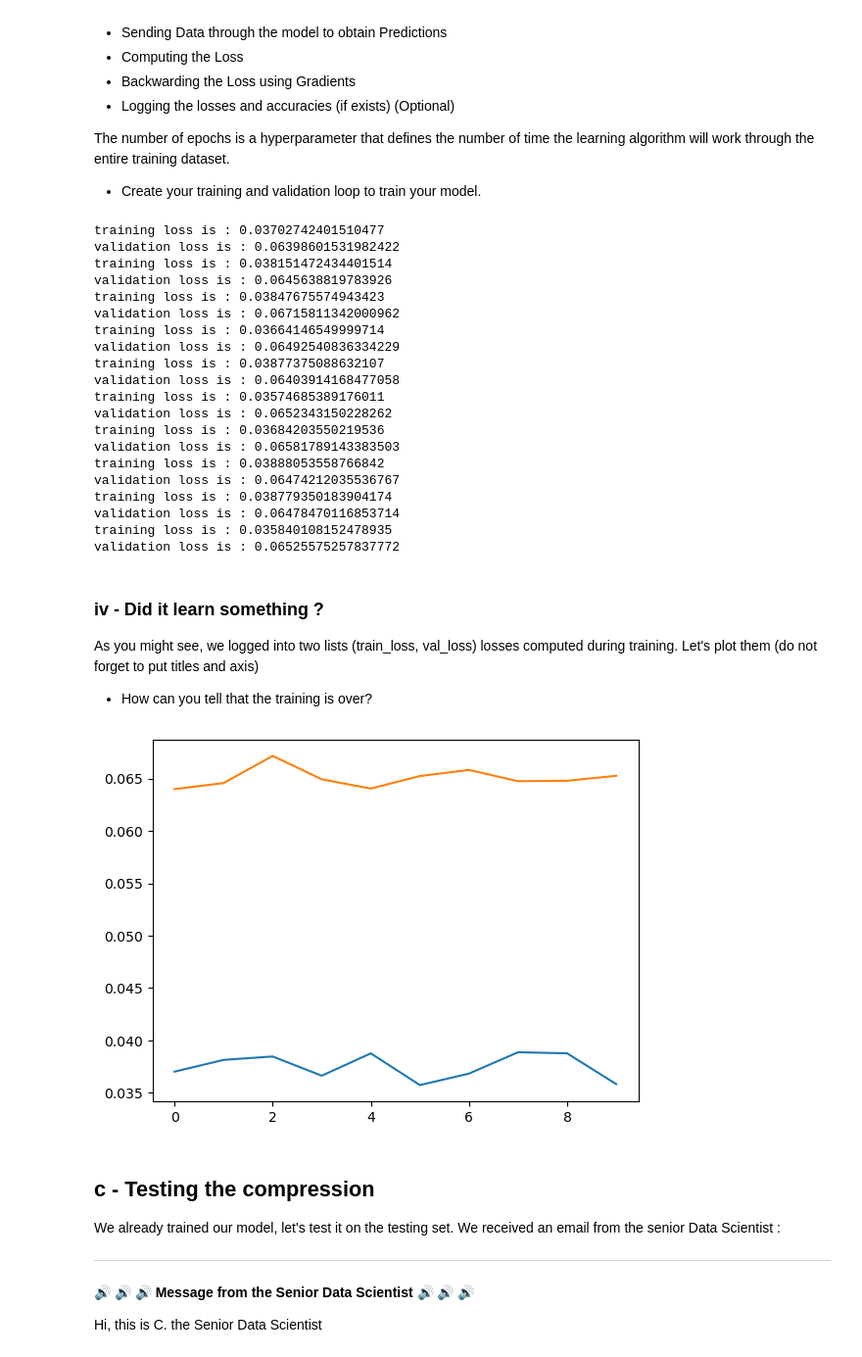
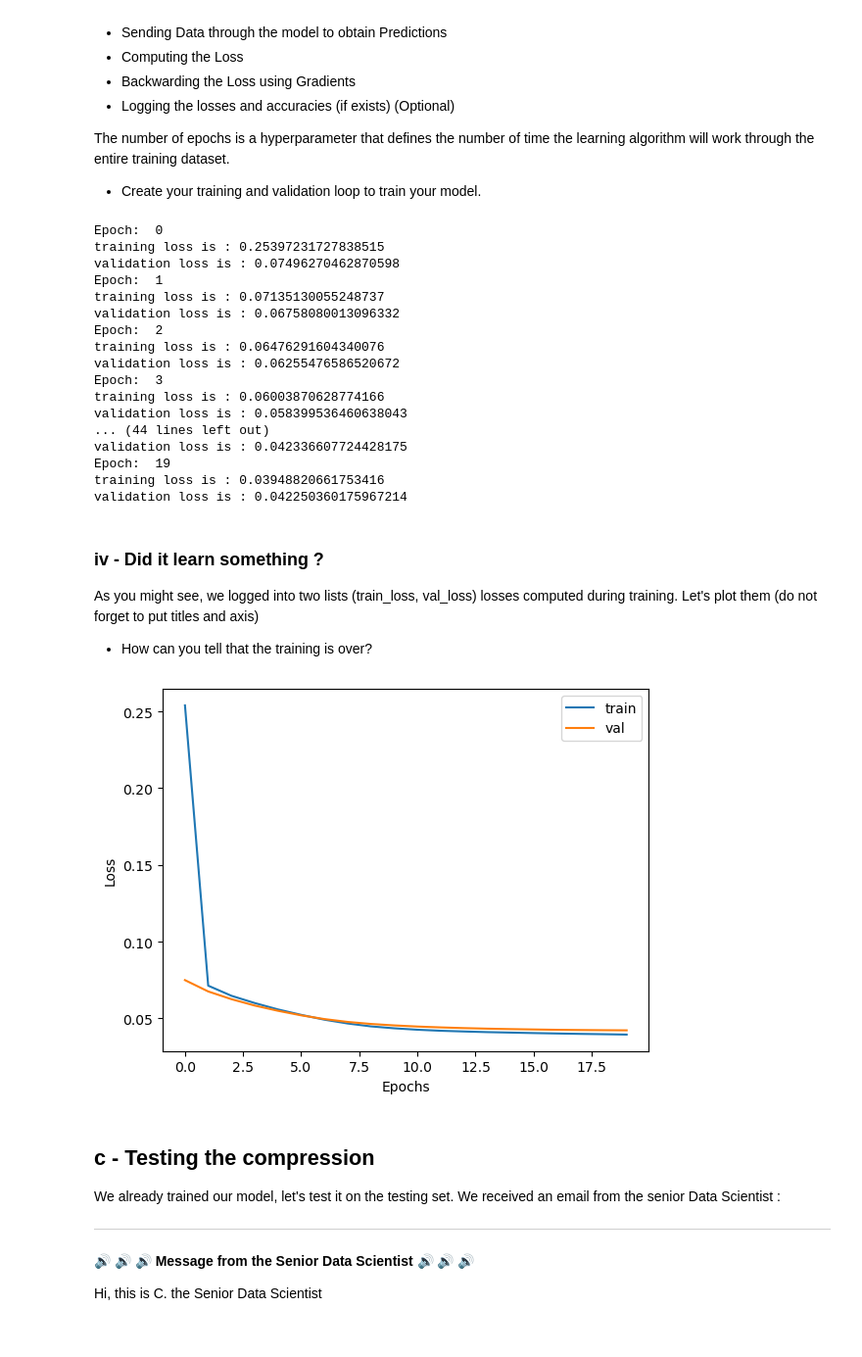
Before and after one commit to MurphLaws/JPEGCompression, a Jupyter notebook: Lab2_AE.ipynb, the cells around one changed output. Shown at 98% size. Drawn from its saved outputs; the diff is of its cells as text; code cells hidden in the pictures.

Commit message:
Added different compressed spaces

```diff
--- a/Lab2_AE.ipynb
+++ b/Lab2_AE.ipynb
@@ -357,7 +361,7 @@ class AutoEncoder_MLP(nn.Module):
 # %%
 # TODO : Create an Instance of the Model by calling the Class with the correct values
 
-model = AutoEncoder_MLP(input_size = 784,compressed_space_size=64)
+model = AutoEncoder_MLP(input_size = 784,compressed_space_size=16)
 
 # TODO : Print the model.
 print(model)
@@ -449,7 +453,7 @@ In this case, we will use Adam Optimizer (it is efficient). Don't hesitate to ha
 More information: https://pytorch.org/docs/stable/optim.html
 # %%
 # TODO : define a small learning rate
-learning_rate =  0.01
+learning_rate =  0.001
 # TODO : load the Adam optimizer in the optimizer variable
 optimizer = torch.optim.Adam(model.parameters(), lr=learning_rate)
 
@@ -480,10 +484,11 @@ net = model.to(device)
 
 # TODO : Define your number of epochs
 
-num_epochs = 10
+num_epochs = 20
 
 loss_train , loss_val = [], []
 for epoch in range(num_epochs) :
+    print("Epoch: ", epoch)
     running_loss_t,running_loss_v = 0.0, 0.0
     # TODO : Create your Training Loop
     for i, data in enumerate(train_loader, 0):
@@ -529,26 +534,23 @@ for epoch in range(num_epochs) :
             print('validation loss is :',running_loss_v)
             loss_val.append(running_loss_v)
 # %% [output]
-training loss is : 0.03702742401510477
-validation loss is : 0.06398601531982422
-training loss is : 0.038151472434401514
-validation loss is : 0.0645638819783926
-training loss is : 0.03847675574943423
-validation loss is : 0.06715811342000962
-training loss is : 0.03664146549999714
-validation loss is : 0.06492540836334229
-training loss is : 0.03877375088632107
-validation loss is : 0.06403914168477058
-training loss is : 0.03574685389176011
-validation loss is : 0.0652343150228262
-training loss is : 0.03684203550219536
-validation loss is : 0.06581789143383503
-training loss is : 0.03888053558766842
-validation loss is : 0.06474212035536767
-training loss is : 0.038779350183904174
-validation loss is : 0.06478470116853714
-training loss is : 0.035840108152478935
-validation loss is : 0.06525575257837772
+Epoch:  0
+training loss is : 0.25397231727838515
+validation loss is : 0.07496270462870598
+Epoch:  1
+training loss is : 0.07135130055248737
+validation loss is : 0.06758080013096332
+Epoch:  2
+training loss is : 0.06476291604340076
+validation loss is : 0.06255476586520672
+Epoch:  3
+training loss is : 0.06003870628774166
+validation loss is : 0.058399536460638043
+... (44 lines left out)
+validation loss is : 0.042336607724428175
+Epoch:  19
+training loss is : 0.03948820661753416
+validation loss is : 0.042250360175967214
 # %% [markdown]
 ### iv - Did it learn something ?
 
@@ -557,12 +559,16 @@ As you might see, we logged into two lists (train_loss, val_loss) losses compute
 # %%
 # TODO : plot the train and val loss on the same graph using matplotlib.pyplot.
 # Always put legend on your graphs
 
 plt.plot(loss_train, label='train')
 plt.plot(loss_val, label='val')
+#Name the axis of the graphs
+plt.xlabel('Epochs')
+plt.ylabel('Loss')
+plt.legend()
 plt.show()
 # %% [output]
-[figure, old version]
+[figure, new version]
 # %% [markdown]
 ## c - Testing the compression
 
```
Also changed, not shown: parts of 14 cells of this notebook.
